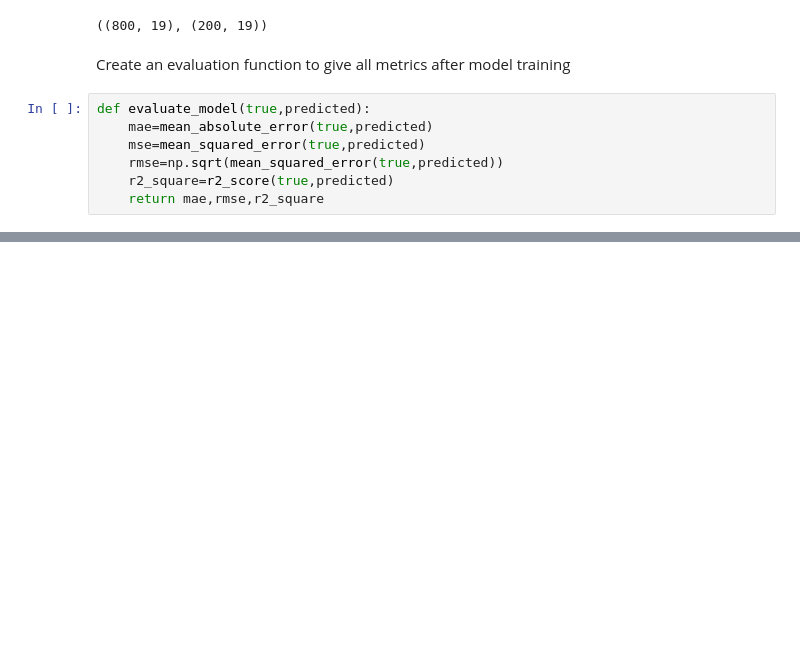
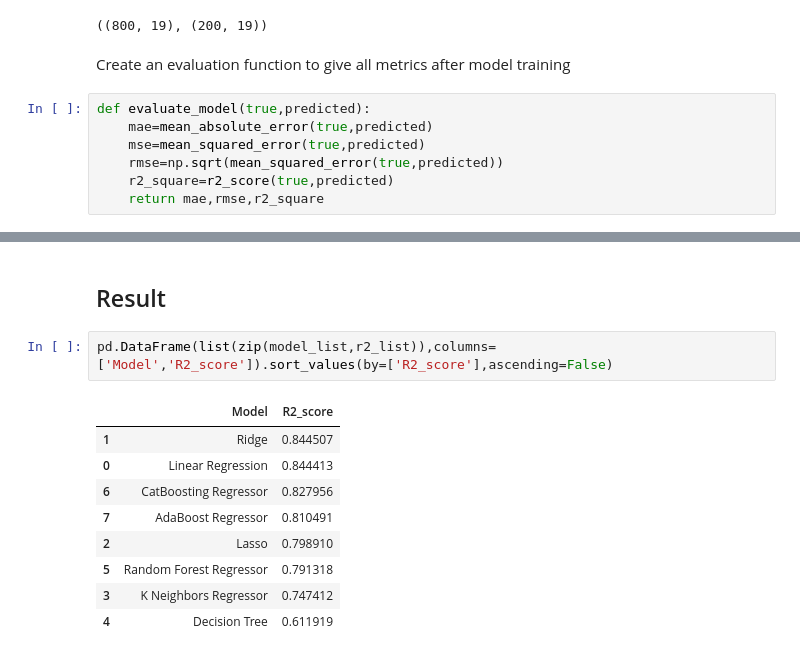
Before and after one commit to sanjyay/mlproject, a Jupyter notebook: notebook/data/Model Training.ipynb, the cells around one changed output, grey strips where cells are left out. Drawn from its saved outputs; the diff is of its cells as text; blank space fills up the shorter version.

```diff
--- a/notebook/data/Model Training.ipynb
+++ b/notebook/data/Model Training.ipynb
@@ -128 +128,15 @@ Model performance for Test set
 ===================================
+# %% [markdown]
+## Result
+# %%
+pd.DataFrame(list(zip(model_list,r2_list)),columns=['Model','R2_score']).sort_values(by=['R2_score'],ascending=False)
+# %% [output]
+|  | Model | R2_score |
+| 1 | Ridge | 0.844507 |
+| 0 | Linear Regression | 0.844413 |
+| 6 | CatBoosting Regressor | 0.827956 |
+| 7 | AdaBoost Regressor | 0.810491 |
+| 2 | Lasso | 0.798910 |
+| 5 | Random Forest Regressor | 0.791318 |
+| 3 | K Neighbors Regressor | 0.747412 |
+| 4 | Decision Tree | 0.611919 |
```
Also changed, not shown: parts of 8 cells of this notebook, 3 other files.
